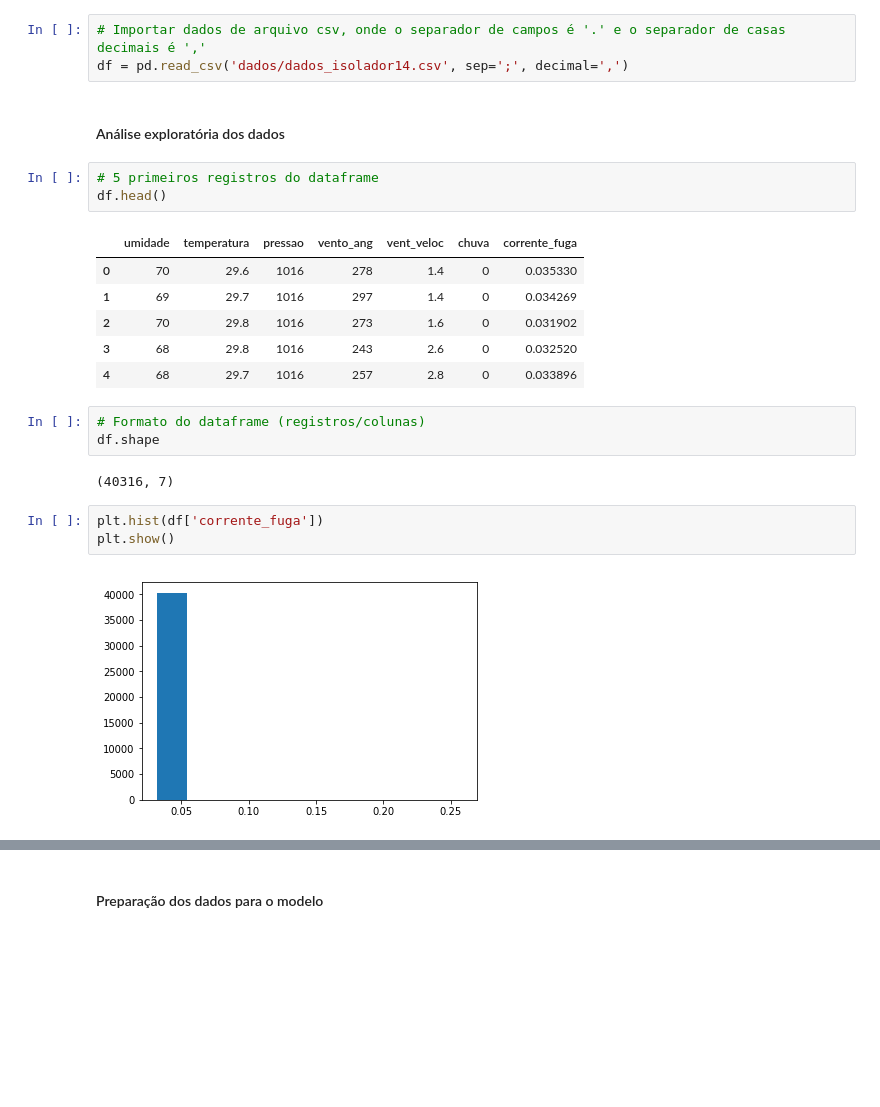
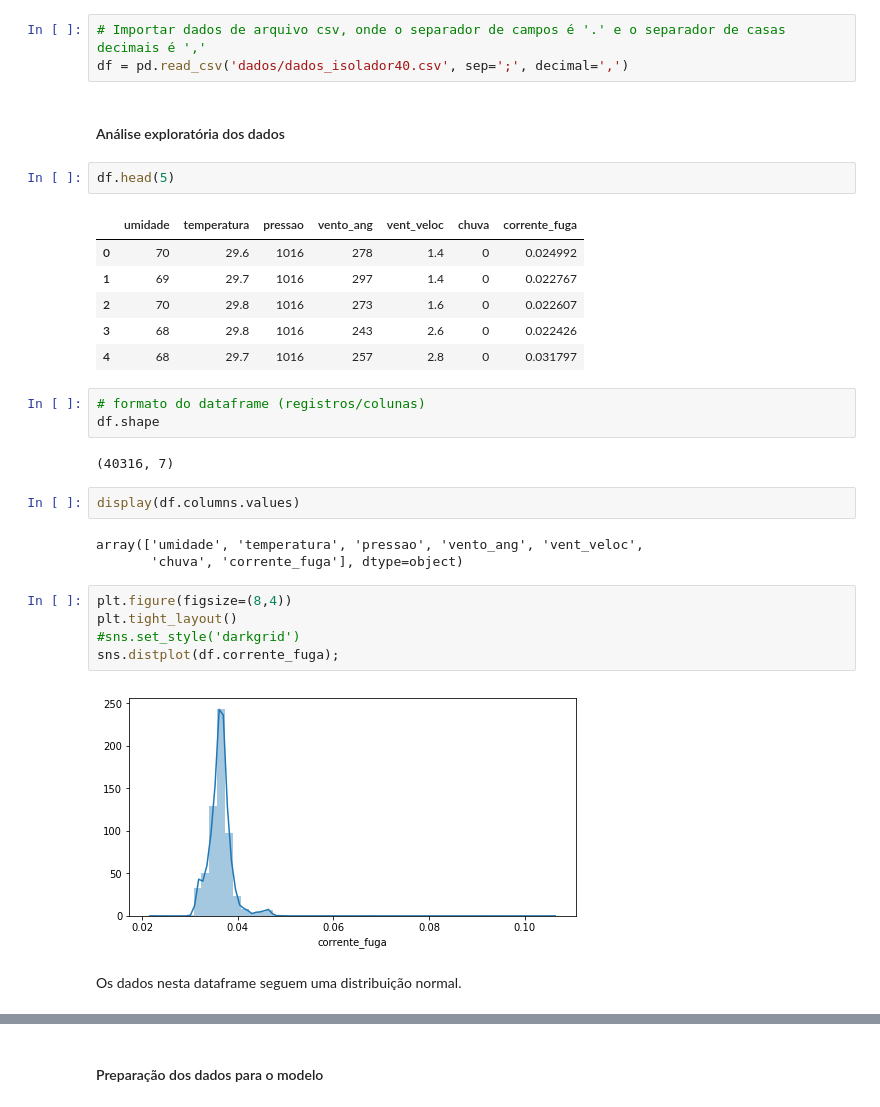
Before and after one commit to rhpinotti/pred_corr_fuga, a Jupyter notebook: predicao_correntes_fuga_jupyter.ipynb, the cells around one changed output, grey strips where cells are left out. Drawn from its saved outputs; the diff is of its cells as text; blank space fills up the shorter version.

```diff
--- a/predicao_correntes_fuga_jupyter.ipynb
+++ b/predicao_correntes_fuga_jupyter.ipynb
@@ -42,29 +46,37 @@ warnings.filterwarnings('ignore')
 #### Aquisição dos dados
 # %%
 # Importar dados de arquivo csv, onde o separador de campos é '.' e o separador de casas decimais é ','
-df = pd.read_csv('dados/dados_isolador14.csv', sep=';', decimal=',')
+df = pd.read_csv('dados/dados_isolador40.csv', sep=';', decimal=',')
 # %% [markdown]
 #### Análise exploratória dos dados
+# %%
+df.head(5)
+# %% [output]
+|  | umidade | temperatura | pressao | vento_ang | vent_veloc | chuva | corrente_fuga |
+| 0 | 70 | 29.6 | 1016 | 278 | 1.4 | 0 | 0.024992 |
+| 1 | 69 | 29.7 | 1016 | 297 | 1.4 | 0 | 0.022767 |
+| 2 | 70 | 29.8 | 1016 | 273 | 1.6 | 0 | 0.022607 |
+| 3 | 68 | 29.8 | 1016 | 243 | 2.6 | 0 | 0.022426 |
+| 4 | 68 | 29.7 | 1016 | 257 | 2.8 | 0 | 0.031797 |
 # %%
-# 5 primeiros registros do dataframe
-df.head()
+# formato do dataframe (registros/colunas)
+df.shape
 # %% [output]
-|  | umidade | temperatura | pressao | vento_ang | vent_veloc | chuva | corrente_fuga |
-| 0 | 70 | 29.6 | 1016 | 278 | 1.4 | 0 | 0.035330 |
-| 1 | 69 | 29.7 | 1016 | 297 | 1.4 | 0 | 0.034269 |
-| 2 | 70 | 29.8 | 1016 | 273 | 1.6 | 0 | 0.031902 |
-| 3 | 68 | 29.8 | 1016 | 243 | 2.6 | 0 | 0.032520 |
-| 4 | 68 | 29.7 | 1016 | 257 | 2.8 | 0 | 0.033896 |
+(40316, 7)
-# %%
-# Formato do dataframe (registros/colunas)
-df.shape
-# %% [output]
-(40316, 7)
-# %%
-plt.hist(df['corrente_fuga'])
-plt.show()
-# %% [output]
-[figure, removed]
+# %%
+display(df.columns.values)
+# %% [output]
+array(['umidade', 'temperatura', 'pressao', 'vento_ang', 'vent_veloc',
+       'chuva', 'corrente_fuga'], dtype=object)
+# %%
+plt.figure(figsize=(8,4))
+plt.tight_layout()
+#sns.set_style('darkgrid')
+sns.distplot(df.corrente_fuga);
+# %% [output]
+[figure, added]
+# %% [markdown]
+Os dados nesta dataframe seguem uma distribuição normal.
 # %%
 # Informações estatísticas do dataframe
 df.describe()
```
Also changed, not shown: parts of 50 cells of this notebook, 2 other files.
